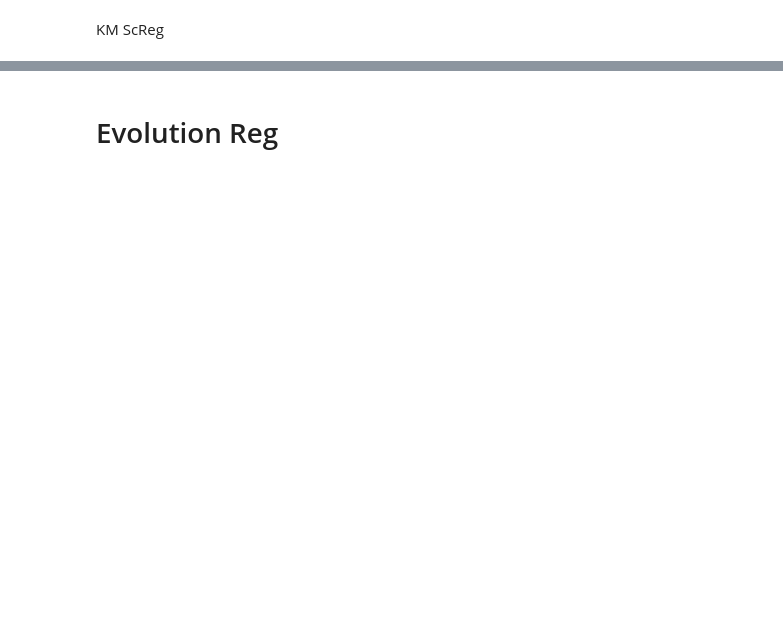
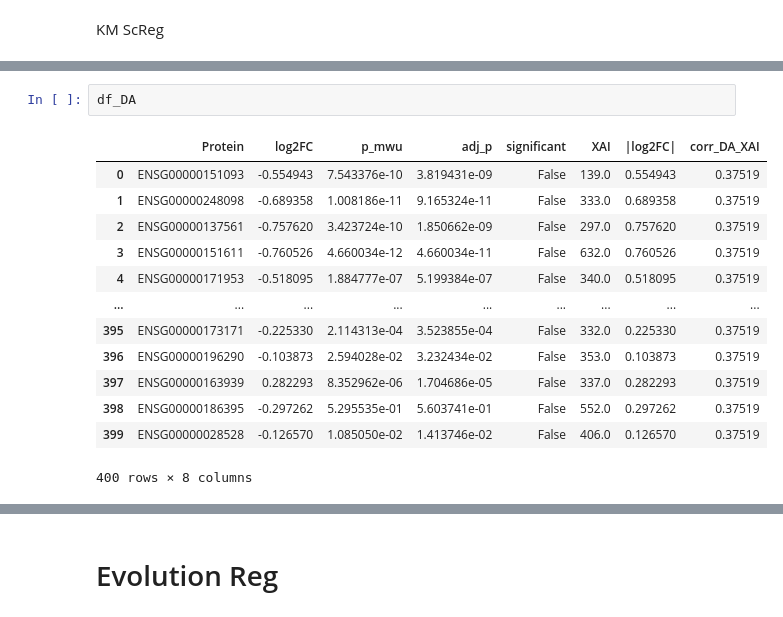
Before and after one commit to Kennyp-Chen/HGS-BioAbductor, a Jupyter notebook: notebook/1_experiment_plots.ipynb, the cells around one changed output, grey strips where cells are left out. Saved outputs shown, nothing was run; the diff lists cells and outputs as text; blank space fills up the shorter version.

```diff
--- a/experiment_plots.ipynb
+++ b/notebook/1_experiment_plots.ipynb
@@ -159,4 +176,20 @@ median risk:21.791385650634766
  Log-rank p-value: 2.515747975600761e-06
 Plotting survival curve
 [drawing not drawn]
+# %%
+df_DA
+# %% [output]
+|  | Protein | log2FC | p_mwu | adj_p | significant | XAI | |log2FC| | corr_DA_XAI |
+| 0 | ENSG00000151093 | -0.554943 | 7.543376e-10 | 3.819431e-09 | False | 139.0 | 0.554943 | 0.37519 |
+| 1 | ENSG00000248098 | -0.689358 | 1.008186e-11 | 9.165324e-11 | False | 333.0 | 0.689358 | 0.37519 |
+| 2 | ENSG00000137561 | -0.757620 | 3.423724e-10 | 1.850662e-09 | False | 297.0 | 0.757620 | 0.37519 |
+| 3 | ENSG00000151611 | -0.760526 | 4.660034e-12 | 4.660034e-11 | False | 632.0 | 0.760526 | 0.37519 |
+| 4 | ENSG00000171953 | -0.518095 | 1.884777e-07 | 5.199384e-07 | False | 340.0 | 0.518095 | 0.37519 |
+| ... | ... | ... | ... | ... | ... | ... | ... | ... |
+| 395 | ENSG00000173171 | -0.225330 | 2.114313e-04 | 3.523855e-04 | False | 332.0 | 0.225330 | 0.37519 |
+| 396 | ENSG00000196290 | -0.103873 | 2.594028e-02 | 3.232434e-02 | False | 353.0 | 0.103873 | 0.37519 |
+| 397 | ENSG00000163939 | 0.282293 | 8.352962e-06 | 1.704686e-05 | False | 337.0 | 0.282293 | 0.37519 |
+| 398 | ENSG00000186395 | -0.297262 | 5.295535e-01 | 5.603741e-01 | False | 552.0 | 0.297262 | 0.37519 |
+| 399 | ENSG00000028528 | -0.126570 | 1.085050e-02 | 1.413746e-02 | False | 406.0 | 0.126570 | 0.37519 |
+400 rows × 8 columns
 # %%
```
Also changed, not shown: parts of 10 cells of this notebook, 31 other files.
